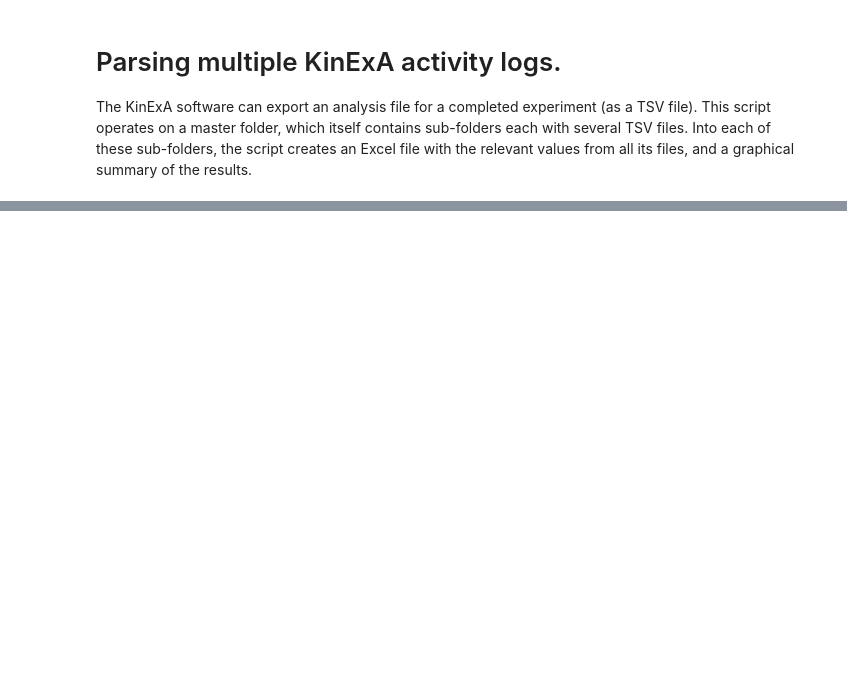
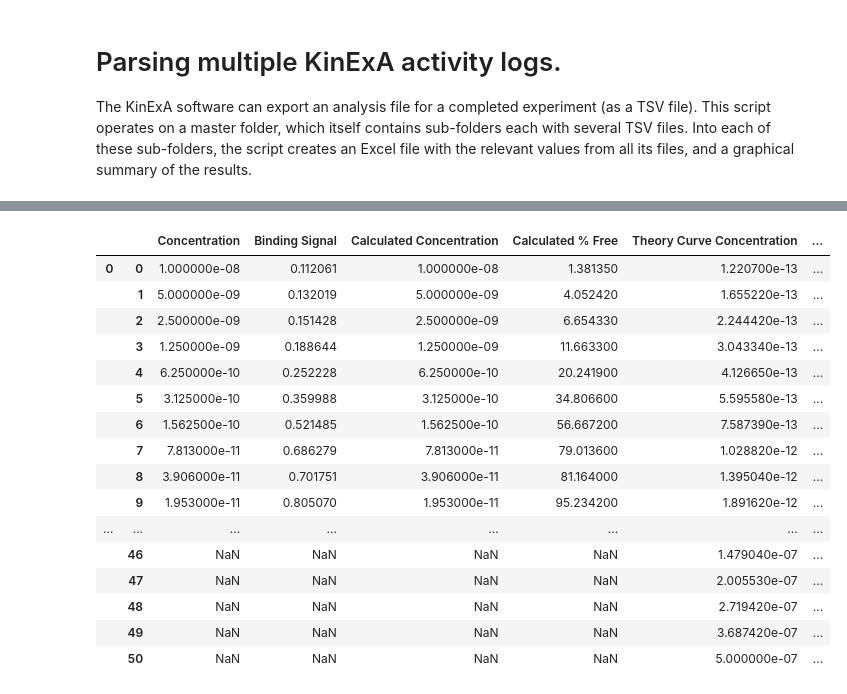
Before and after one commit to DanielMartinAlarcon/KinExA-tools, a Jupyter notebook: Kinexa nCurve parser.ipynb, the cells around one changed output, grey strips where cells are left out. Cells and saved outputs as stored; diff of their text form; code cells hidden in the pictures; blank space fills up the shorter version.

```diff
--- a/Kinexa nCurve parser.ipynb
+++ b/Kinexa nCurve parser.ipynb
@@ -308,0 +272,21 @@ y_max
+# %%
+# master, summary, curve_master, curve_summary
+curve_master
+# %% [output]
+|  |  | Concentration | Binding Signal | Calculated Concentration | Calculated % Free | Theory Curve Concentration | ... |
+| 0 | 0 | 1.000000e-08 | 0.112061 | 1.000000e-08 | 1.381350 | 1.220700e-13 | ... |
+|  | 1 | 5.000000e-09 | 0.132019 | 5.000000e-09 | 4.052420 | 1.655220e-13 | ... |
+|  | 2 | 2.500000e-09 | 0.151428 | 2.500000e-09 | 6.654330 | 2.244420e-13 | ... |
+|  | 3 | 1.250000e-09 | 0.188644 | 1.250000e-09 | 11.663300 | 3.043340e-13 | ... |
+|  | 4 | 6.250000e-10 | 0.252228 | 6.250000e-10 | 20.241900 | 4.126650e-13 | ... |
+|  | 5 | 3.125000e-10 | 0.359988 | 3.125000e-10 | 34.806600 | 5.595580e-13 | ... |
+|  | 6 | 1.562500e-10 | 0.521485 | 1.562500e-10 | 56.667200 | 7.587390e-13 | ... |
+|  | 7 | 7.813000e-11 | 0.686279 | 7.813000e-11 | 79.013600 | 1.028820e-12 | ... |
+|  | 8 | 3.906000e-11 | 0.701751 | 3.906000e-11 | 81.164000 | 1.395040e-12 | ... |
+|  | 9 | 1.953000e-11 | 0.805070 | 1.953000e-11 | 95.234200 | 1.891620e-12 | ... |
+| ... | ... | ... | ... | ... | ... | ... | ... |
+|  | 46 | NaN | NaN | NaN | NaN | 1.479040e-07 | ... |
+|  | 47 | NaN | NaN | NaN | NaN | 2.005530e-07 | ... |
+|  | 48 | NaN | NaN | NaN | NaN | 2.719420e-07 | ... |
+|  | 49 | NaN | NaN | NaN | NaN | 3.687420e-07 | ... |
+|  | 50 | NaN | NaN | NaN | NaN | 5.000000e-07 | ... |
```
Also changed, not shown: parts of 5 cells of this notebook.
